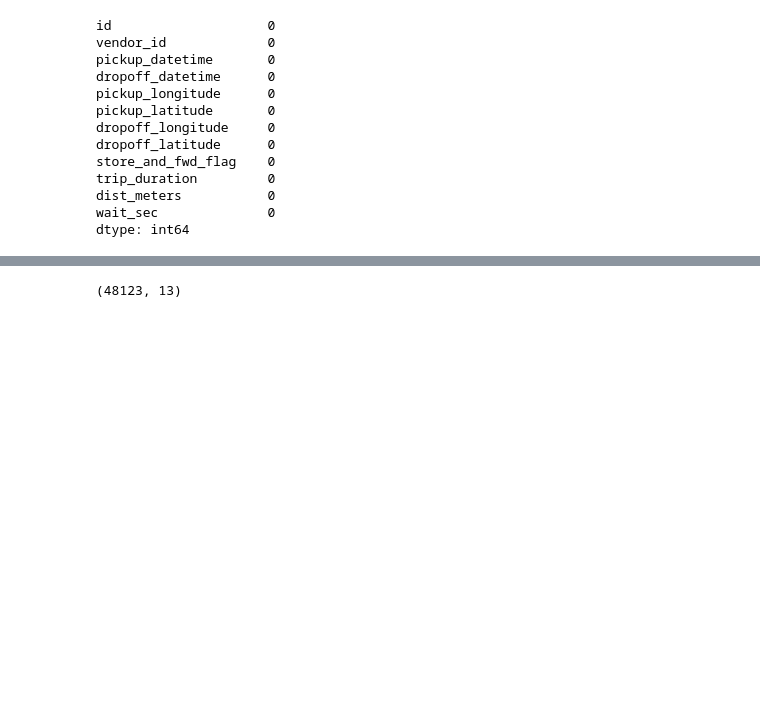
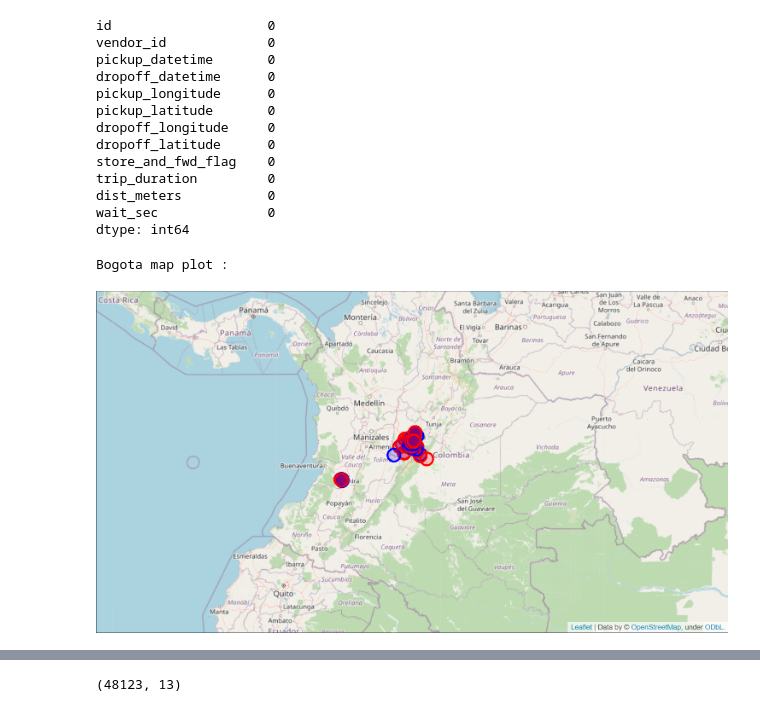
Before and after one commit to enricoroselino/GGU-3-Uber-VTRIP, a Jupyter notebook: EDA.ipynb, the cells around one changed output, grey strips where cells are left out. Saved outputs shown, nothing was run; the diff lists cells and outputs as text; code cells hidden in the pictures; blank space fills up the shorter version.

Commit message:
add show map plot each country

```diff
--- a/EDA.ipynb
+++ b/EDA.ipynb
@@ -99,3 +99,9 @@ equ_df["country"] = "equador"
 # %%
 # check longitude and latitude with marker for each country
 # check map_checker.ipynb how to generate the picture
+img = Image.open(os.path.join("dataset", "bog_plot.png"))
+print("Bogota map plot : ")
+img
+# %% [output]
+Bogota map plot :
+[figure, added]
```
Also changed, not shown: parts of 3 cells of this notebook.
